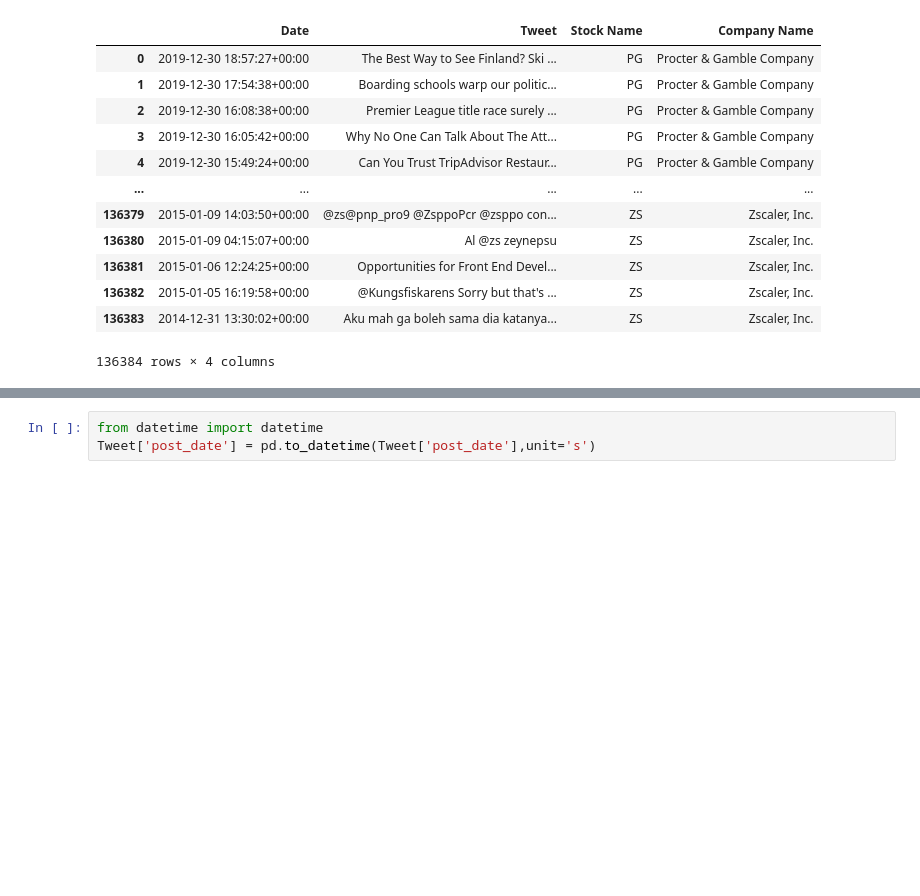
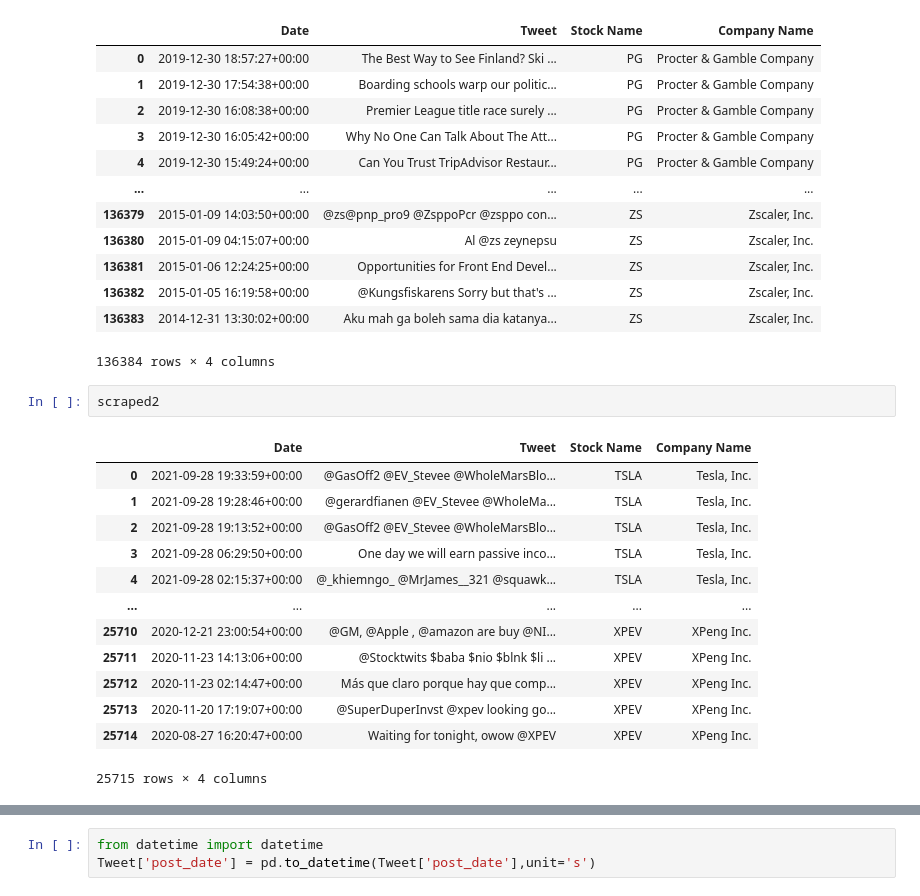
Before and after one commit to danielosetiawan/NLP_sentiment_analysis, a Jupyter notebook: Capstone_preprocessing.ipynb, the cells around one changed output, grey strips where cells are left out. Saved outputs shown, nothing was run; the diff lists cells and outputs as text; blank space fills up the shorter version.

```diff
--- a/Capstone_preprocessing.ipynb
+++ b/Capstone_preprocessing.ipynb
@@ -26,3 +31,19 @@ scraped
 | 136382 | 2015-01-05 16:19:58+00:00 | @Kungsfiskarens Sorry but that's ... | ZS | Zscaler, Inc. |
 | 136383 | 2014-12-31 13:30:02+00:00 | Aku mah ga boleh sama dia katanya... | ZS | Zscaler, Inc. |
 136384 rows × 4 columns
+# %%
+scraped2
+# %% [output]
+|  | Date | Tweet | Stock Name | Company Name |
+| 0 | 2021-09-28 19:33:59+00:00 | @GasOff2 @EV_Stevee @WholeMarsBlo... | TSLA | Tesla, Inc. |
+| 1 | 2021-09-28 19:28:46+00:00 | @gerardfianen @EV_Stevee @WholeMa... | TSLA | Tesla, Inc. |
+| 2 | 2021-09-28 19:13:52+00:00 | @GasOff2 @EV_Stevee @WholeMarsBlo... | TSLA | Tesla, Inc. |
+| 3 | 2021-09-28 06:29:50+00:00 | One day we will earn passive inco... | TSLA | Tesla, Inc. |
+| 4 | 2021-09-28 02:15:37+00:00 | @_khiemngo_ @MrJames__321 @squawk... | TSLA | Tesla, Inc. |
+| ... | ... | ... | ... | ... |
+| 25710 | 2020-12-21 23:00:54+00:00 | @GM, @Apple , @amazon are buy @NI... | XPEV | XPeng Inc. |
+| 25711 | 2020-11-23 14:13:06+00:00 | @Stocktwits $baba $nio $blnk $li ... | XPEV | XPeng Inc. |
+| 25712 | 2020-11-23 02:14:47+00:00 | Más que claro porque hay que comp... | XPEV | XPeng Inc. |
+| 25713 | 2020-11-20 17:19:07+00:00 | @SuperDuperInvst @xpev looking go... | XPEV | XPeng Inc. |
+| 25714 | 2020-08-27 16:20:47+00:00 | Waiting for tonight, owow @XPEV | XPEV | XPeng Inc. |
+25715 rows × 4 columns
```
Also changed, not shown: parts of 13 cells of this notebook.
